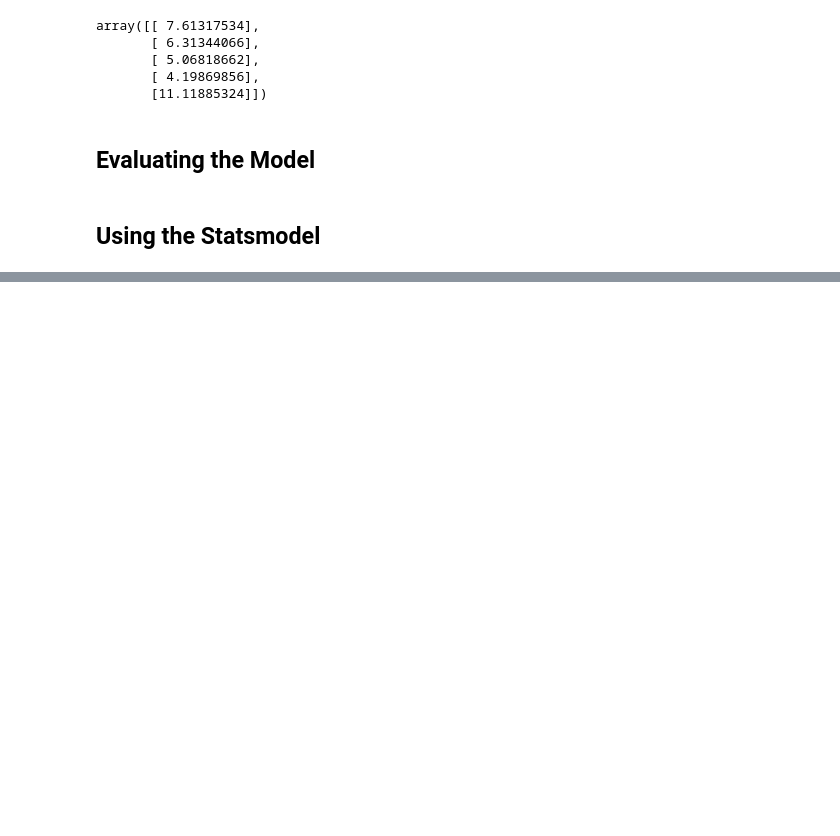
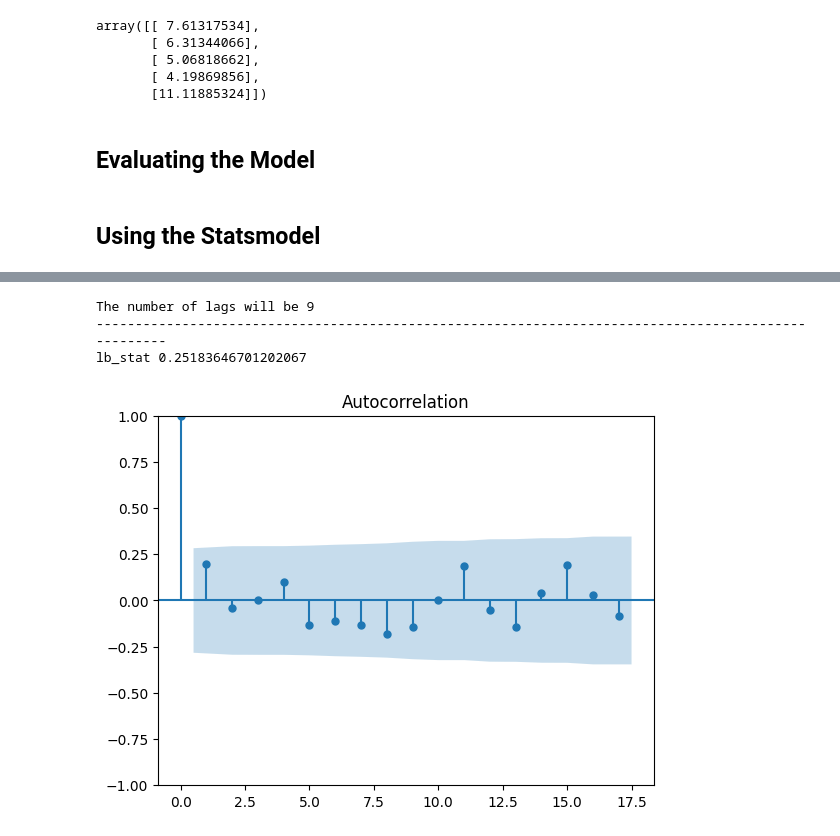
Before and after one commit to gegitonga/ML-Machine-Learning-and-Data-Science, a Jupyter notebook: ML work/Multiple Regression - Ml Machine Learning/Multiple_regression_analysis.ipynb, the cells around one changed output, grey strips where cells are left out. Drawn from its saved outputs; the diff is of its cells as text; code cells hidden in the pictures; blank space fills up the shorter version.

```diff
--- a/ML work/Multiple Regression - Ml Machine Learning/Multiple_regression_analysis.ipynb
+++ b/ML work/Multiple Regression - Ml Machine Learning/Multiple_regression_analysis.ipynb
@@ -259,0 +309,26 @@ est = model.fit()
+# %%
+# test for autocorrelation
+from statsmodels.stats.stattools import durbin_watson
+
+# calculate the lag, optional
+lag = min(10, (len(X)//5))
+print('The number of lags will be {}'.format(lag))
+print('-'*100)
+
+# run the Ljung-Box test for no autocorrelation of residuals
+# test_results = diag.acorr_breusch_godfrey(est, nlags = lag, store = True)
+test_results = diag.acorr_ljungbox(est.resid, lags = lag)
+
+# grab the p-values and the test statistics
+ibvalue, p_val = test_results
+print(ibvalue, pval)
+
+
+# plot autocorrelation
+sm.graphics.tsa.plot_acf(est.resid)
+plt.show()
+# %% [output]
+The number of lags will be 9
+----------------------------------------------------------------------------------------------------
+lb_stat 0.25183646701202067
+[figure, added]
```
Also changed, not shown: parts of 23 cells of this notebook, 1 other file.
